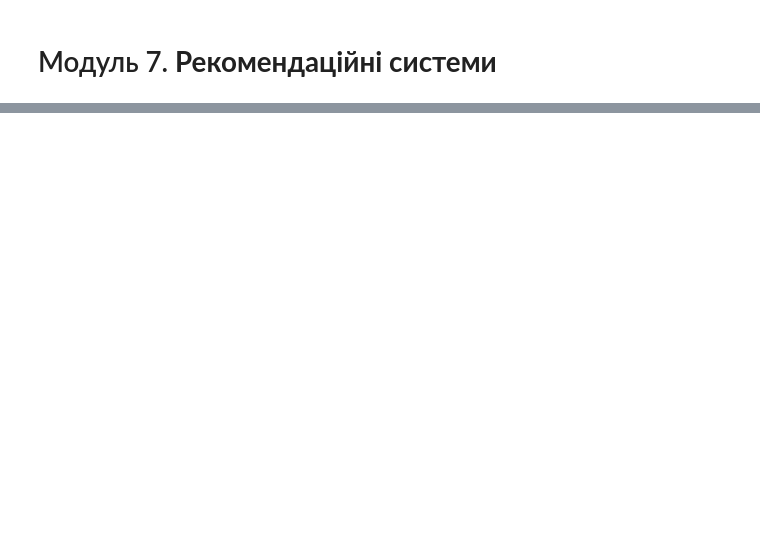
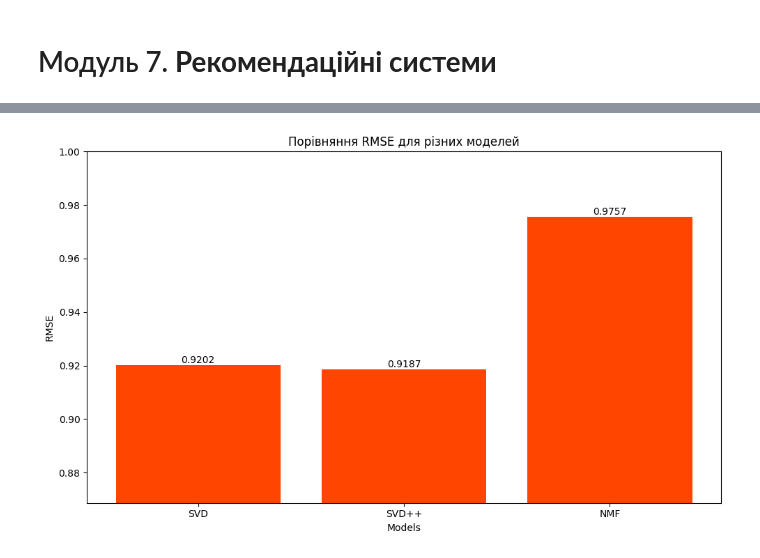
Before and after one commit to KyryloChalov/DS, a Jupyter notebook: HW_07/hw7.ipynb, the cells around one changed output, grey strips where cells are left out. Saved outputs shown, nothing was run; the diff lists cells and outputs as text; code cells hidden in the pictures; blank space fills up the shorter version.

```diff
--- a/HW_07/hw7.ipynb
+++ b/HW_07/hw7.ipynb
@@ -60,0 +228,23 @@ memory usage: 4.8 KB
+# %%
+plt.figure(figsize=(10, 6))
+plt.title("Порівняння RMSE для різних моделей")
+plt.ylabel("RMSE")
+plt.xlabel("Models")
+plt.ylim(min(df_results["RMSE"]) - 0.05, 1)
+plt.xticks(rotation=0)
+bars = plt.bar(df_results["Method"], df_results["RMSE"], color="orangered")
+plt.tight_layout()
+
+for bar in bars:
+    val = bar.get_height()
+    plt.text(
+        bar.get_x() + bar.get_width() / 2,
+        val,
+        round(val, 4),
+        va="bottom",
+        ha="center",
+    )
+
+plt.show()
+# %% [output]
+[figure, added]
```
Also changed, not shown: parts of 33 cells of this notebook, 2 other files.
